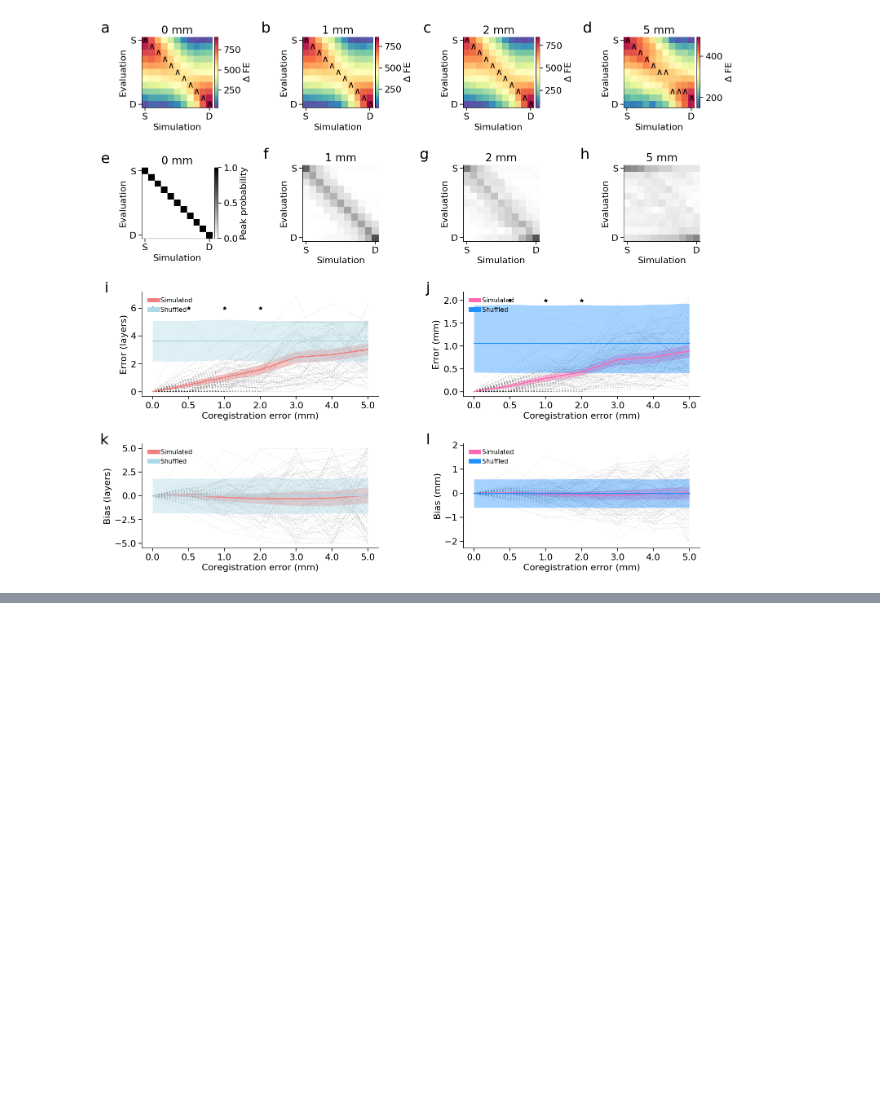
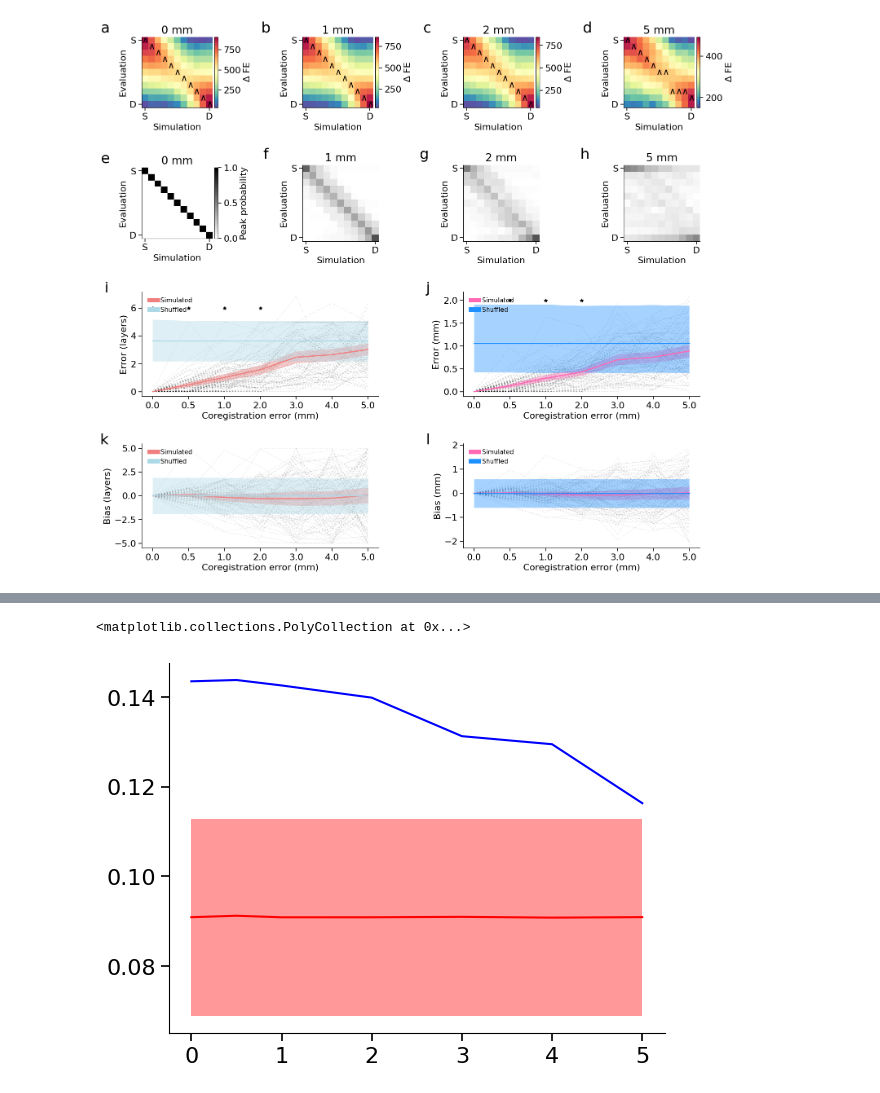
Before and after one commit to Ishita19801/multilaminar_sim, a Jupyter notebook: figures/plot_figure_03_coreg_error.ipynb, the cells around one changed output, grey strips where cells are left out. Drawn from its saved outputs; the diff is of its cells as text; code cells hidden in the pictures; blank space fills up the shorter version.

Commit message:
added diagonal dominance

```diff
--- a/figures/plot_figure_03_coreg_error.ipynb
+++ b/figures/plot_figure_03_coreg_error.ipynb
@@ -520,3 +520,24 @@ plt.tight_layout()
 plt.savefig(f"figure_03_coreg_error.pdf")
 # %% [output]
 [figure]
+# %%
+def diagonal_dominance_score(matrix):
+    return np.trace(matrix) / np.sum(matrix)
+
+dds = np.zeros(len(coreg_range))
+permuted_dds = np.zeros((len(coreg_range), n_permutations))
+p_vals_dds = np.zeros(len(coreg_range))
+effect_sizes_dds = np.zeros(len(coreg_range))
+for c_idx, coreg_error in enumerate(coreg_range):
+    matrices = np.array(coreg_files.loc[coreg_files.coreg_error == coreg_error].norm_matrix.values.tolist())
+    mat=np.mean(matrices,axis=0)
+    dds[c_idx]=diagonal_dominance_score(mat)
+
+    for idx in range(n_permutations):
+        permuted_dds[c_idx,idx] = diagonal_dominance_score(shuffle_mx(mat))
+
+    p_value_dds = (np.sum(np.abs(permuted_dds[c_idx,:] - np.mean(permuted_dds[c_idx,:])) >= np.abs(dds[c_idx] - np.mean(permuted_dds[c_idx,:]))) + 1) / (n_permutations + 1)
+    p_vals_dds[c_idx]=p_value_dds
+    effect_sizes_dds[c_idx] = (dds[c_idx] - np.mean(permuted_dds[c_idx,:])) / np.std(permuted_dds[c_idx,:], ddof=1)
+    print(f'{coreg_error} mm, d={effect_sizes_dds[c_idx]:.2f}, p={p_vals_dds[c_idx]:.3f}')
+dds_95ci_shuf = [np.percentile(permuted_dds, 2.5), np.percentile(permuted_dds, 97.5)]
@@ -522,0 +552,11 @@ plt.savefig(f"figure_03_coreg_error.pdf")
+# %%
+plt.figure()
+ax=plt.subplot(1,1,1)
+ax.plot(coreg_range,dds,'b')
+ax.plot(coreg_range,np.mean(permuted_dds,axis=-1),'r')
+ax.fill_between(coreg_range, dds_95ci_shuf[0], dds_95ci_shuf[1], color='r', lw=0, alpha=0.4)
+# ax.set_xticks(snr_ix)
+# _=ax.set_xticklabels(tick_labels)
+# %% [output]
+<matplotlib.collections.PolyCollection at 0x...>
+[figure, added]
```
Also changed, not shown: parts of 3 cells of this notebook, 1 other file.
